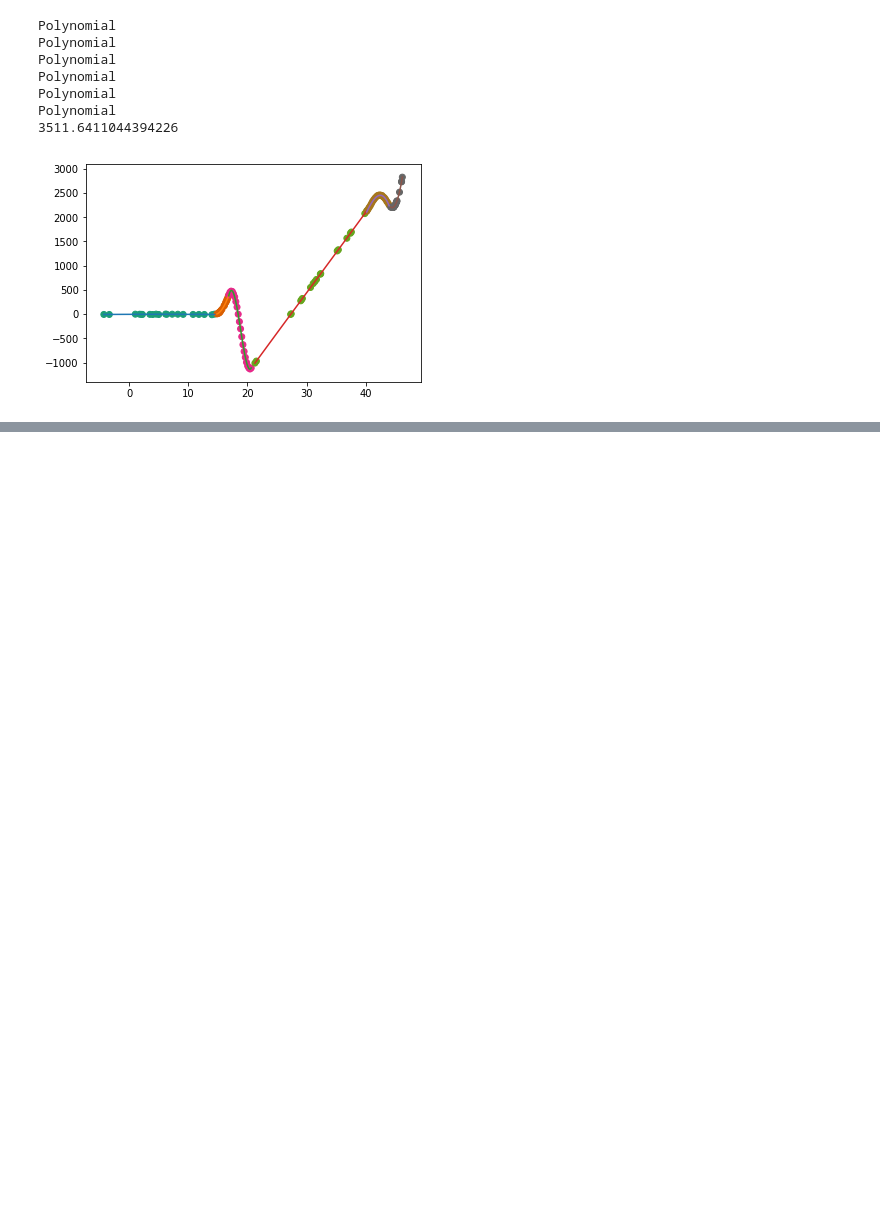
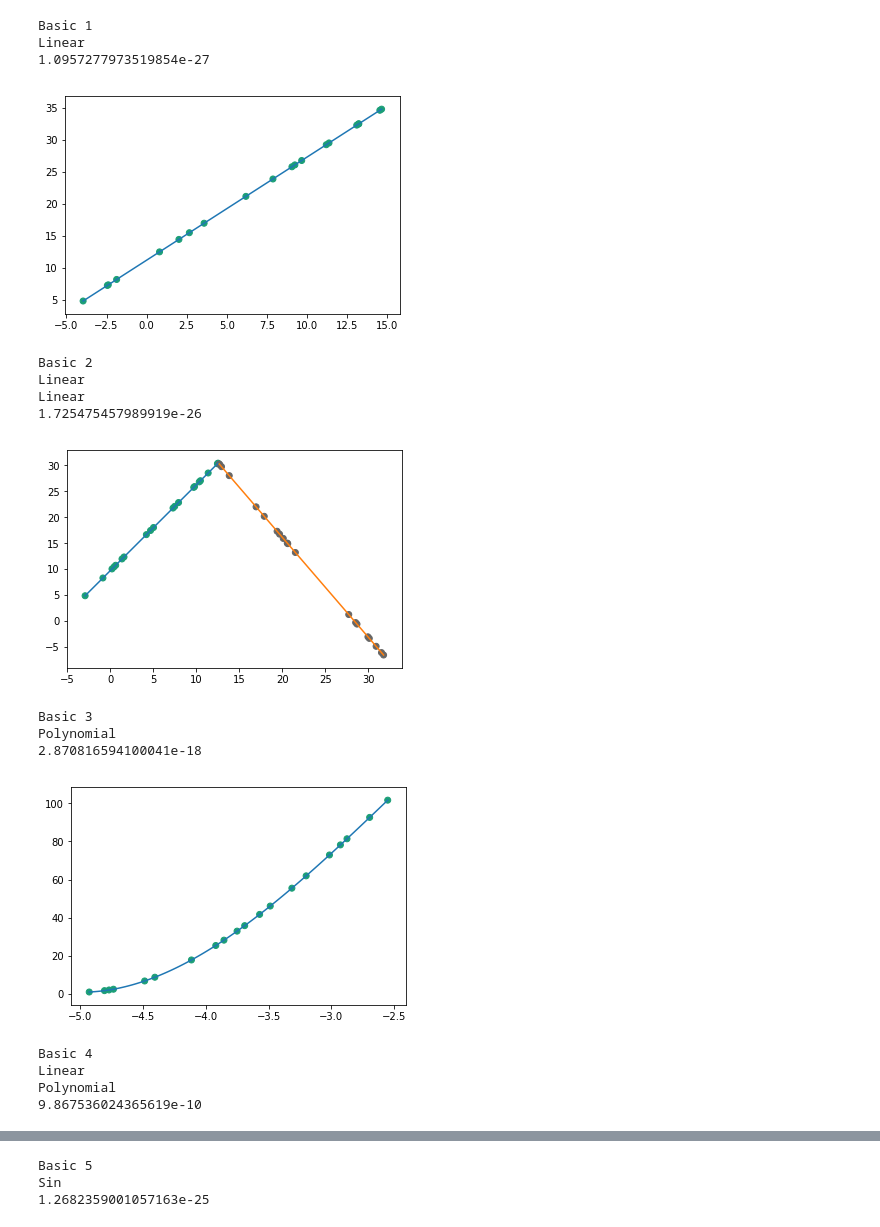
Before and after one commit to RileyEv/lab_sheets_public, a Jupyter notebook: Coursework_1/runner.ipynb, the cells around one changed output, grey strips where cells are left out. Drawn from its saved outputs; the diff is of its cells as text; code cells hidden in the pictures; blank space fills up the shorter version.

```diff
--- a/Coursework_1/runner.ipynb
+++ b/Coursework_1/runner.ipynb
@@ -1,12 +0,0 @@
-# %%
-import lsr
-lsr.main(['train/adv_3.csv', '--plot'])
-# %% [output]
-Polynomial
-Polynomial
-Polynomial
-Polynomial
-Polynomial
-Polynomial
-3511.6411044394226
-[figure, removed]
@@ -14,0 +1,42 @@ Polynomial
+# %%
+import lsr
+print('Basic 1')
+lsr.main(['train/basic_1.csv', '--plot'])
+print('Basic 2')
+lsr.main(['train/basic_2.csv', '--plot'])
+print('Basic 3')
+lsr.main(['train/basic_3.csv', '--plot'])
+print('Basic 4')
+lsr.main(['train/basic_4.csv', '--plot'])
+print('Basic 5')
+lsr.main(['train/basic_5.csv', '--plot'])
+print('Noise 1')
+lsr.main(['train/noise_1.csv', '--plot'])
+print('Noise 2')
+lsr.main(['train/noise_2.csv', '--plot'])
+print('Noise 3')
+lsr.main(['train/noise_3.csv', '--plot'])
+print('Adv 1')
+lsr.main(['train/adv_1.csv', '--plot'])
+print('Adv 2')
+lsr.main(['train/adv_2.csv', '--plot'])
+print('Adv 3')
+lsr.main(['train/adv_3.csv', '--plot'])
+# %% [output]
+Basic 1
+Linear
+1.0957277973519854e-27
+[figure, added]
+Basic 2
+Linear
+Linear
+1.725475457989919e-26
+[figure, added]
+Basic 3
+Polynomial
+2.870816594100041e-18
+[figure, added]
+Basic 4
+Linear
+Polynomial
+9.867536024365619e-10
@@ -14,0 +44,3 @@ Polynomial
+Basic 5
+Sin
+1.2682359001057163e-25
```
Also changed, not shown: parts of 3 cells of this notebook, 1 other file.
